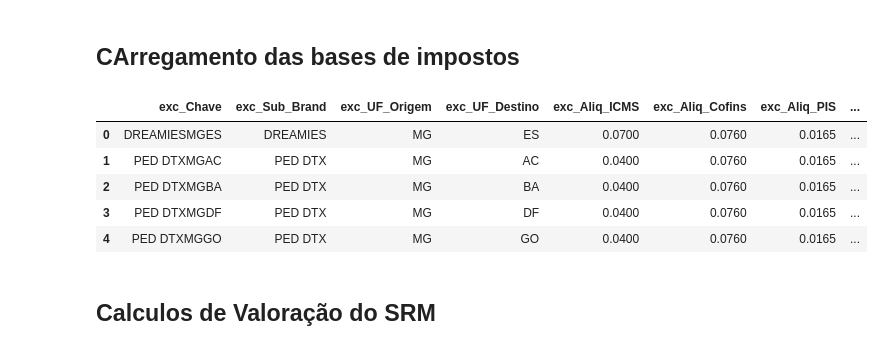
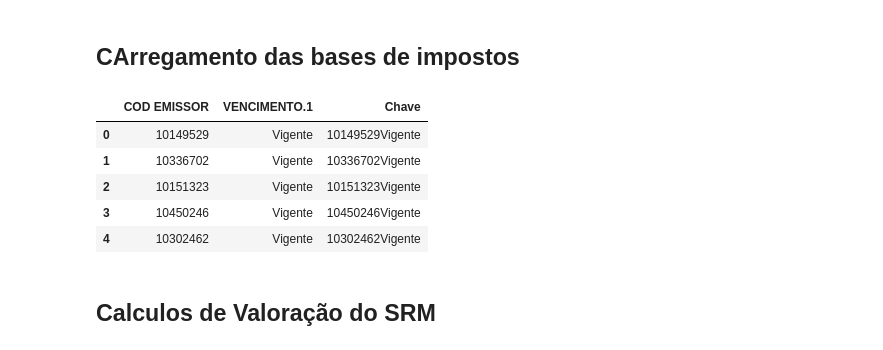
Before and after one commit to mxmluccamars/srm_valoracao, a Jupyter notebook: scripts/main3.ipynb, the cells around one changed output. Cells and saved outputs as stored; diff of their text form; code cells hidden in the pictures.

```diff
--- a/scripts/main3.ipynb
+++ b/scripts/main3.ipynb
@@ -421,7 +421,7 @@ df_impostos = pd.read_excel(
     engine='calamine',
     header=1,
     # usecols=colunas_impostos.keys(),
-    # dtype=colunas_impostos,
+    dtype={'COD EMISSOR': str, 'VENCIMENTO.1': str},
 )
 
 # colunas_impostos_exc = {
@@ -459,40 +459,52 @@ mapa_renomeacao = {
     'Sub Brand': 'exc_Sub_Brand',
     'UF_Origem.1': 'exc_UF_Origem',
     'UF_Destino.1': 'exc_UF_Destino',
     'Aliq_ICMS.1': 'exc_Aliq_ICMS',
     'Aliq_Cofins.1': 'exc_Aliq_Cofins',
     'Aliq_PIS.1': 'exc_Aliq_PIS',
     'MVA.1': 'exc_MVA'
 }
 
 df_impostos_limpo = df_impostos.rename(columns=mapa_renomeacao)
 
 colunas_padrao = [
     'Chave', 'UF_Origem', 'UF_Destino', 'Aliq_ICMS',
     'Aliq_Cofins', 'Aliq_PIS', 'Aliq_ICMS_ST', 'MVA'
 ]
 
 df_impostos_padrao = df_impostos_limpo[colunas_padrao].copy()
 df_impostos_padrao.dropna(subset=['Chave'], inplace=True)
 
+colunas_NCM = ['NCM', 'Aliq_IPI']
+
+df_IPI = df_impostos_limpo[colunas_NCM].copy()
+df_IPI.dropna(subset=['NCM'], inplace=True)
+
+colunas_PMPF = ['FAMILY PRICE', 'Size * CDA', 'PMPF/kg (R$)','PMPF (R$)']
+
+df_PMPF = df_impostos_limpo[colunas_PMPF].copy()
+df_PMPF.dropna(subset=['FAMILY PRICE'], inplace=True)
+
+df_regime = df_impostos_limpo[['COD EMISSOR', 'VENCIMENTO.1']].copy()
+df_regime['Chave'] = df_regime['COD EMISSOR'] + df_regime['VENCIMENTO.1']
 
 # DataFrame 2: Contendo apenas os dados das REGRAS DE EXCEÇÃO
 colunas_excecao = [
     'exc_Chave', 'exc_Sub_Brand', 'exc_UF_Origem', 'exc_UF_Destino',
     'exc_Aliq_ICMS', 'exc_Aliq_Cofins', 'exc_Aliq_PIS', 'exc_MVA'
 ]
 df_impostos_excecao = df_impostos_limpo[colunas_excecao].copy()
 # Remove linhas onde a chave de exceção 'exc_Chave' é vazia
 df_impostos_excecao.dropna(subset=['exc_Chave'], inplace=True)
 
-df_impostos_excecao.head()
+df_regime.head()
 # %% [output]
-|  | exc_Chave | exc_Sub_Brand | exc_UF_Origem | exc_UF_Destino | exc_Aliq_ICMS | exc_Aliq_Cofins | exc_Aliq_PIS | ... |
-| 0 | DREAMIESMGES | DREAMIES | MG | ES | 0.0700 | 0.0760 | 0.0165 | ... |
-| 1 | PED DTXMGAC | PED DTX | MG | AC | 0.0400 | 0.0760 | 0.0165 | ... |
-| 2 | PED DTXMGBA | PED DTX | MG | BA | 0.0400 | 0.0760 | 0.0165 | ... |
-| 3 | PED DTXMGDF | PED DTX | MG | DF | 0.0400 | 0.0760 | 0.0165 | ... |
-| 4 | PED DTXMGGO | PED DTX | MG | GO | 0.0400 | 0.0760 | 0.0165 | ... |
+|  | COD EMISSOR | VENCIMENTO.1 | Chave |
+| 0 | 10149529 | Vigente | 10149529Vigente |
+| 1 | 10336702 | Vigente | 10336702Vigente |
+| 2 | 10151323 | Vigente | 10151323Vigente |
+| 3 | 10450246 | Vigente | 10450246Vigente |
+| 4 | 10302462 | Vigente | 10302462Vigente |
 # %% [markdown]
 ## Calculos de Valoração do SRM
 # %% [markdown]
```
Also changed, not shown: parts of 28 cells of this notebook.
